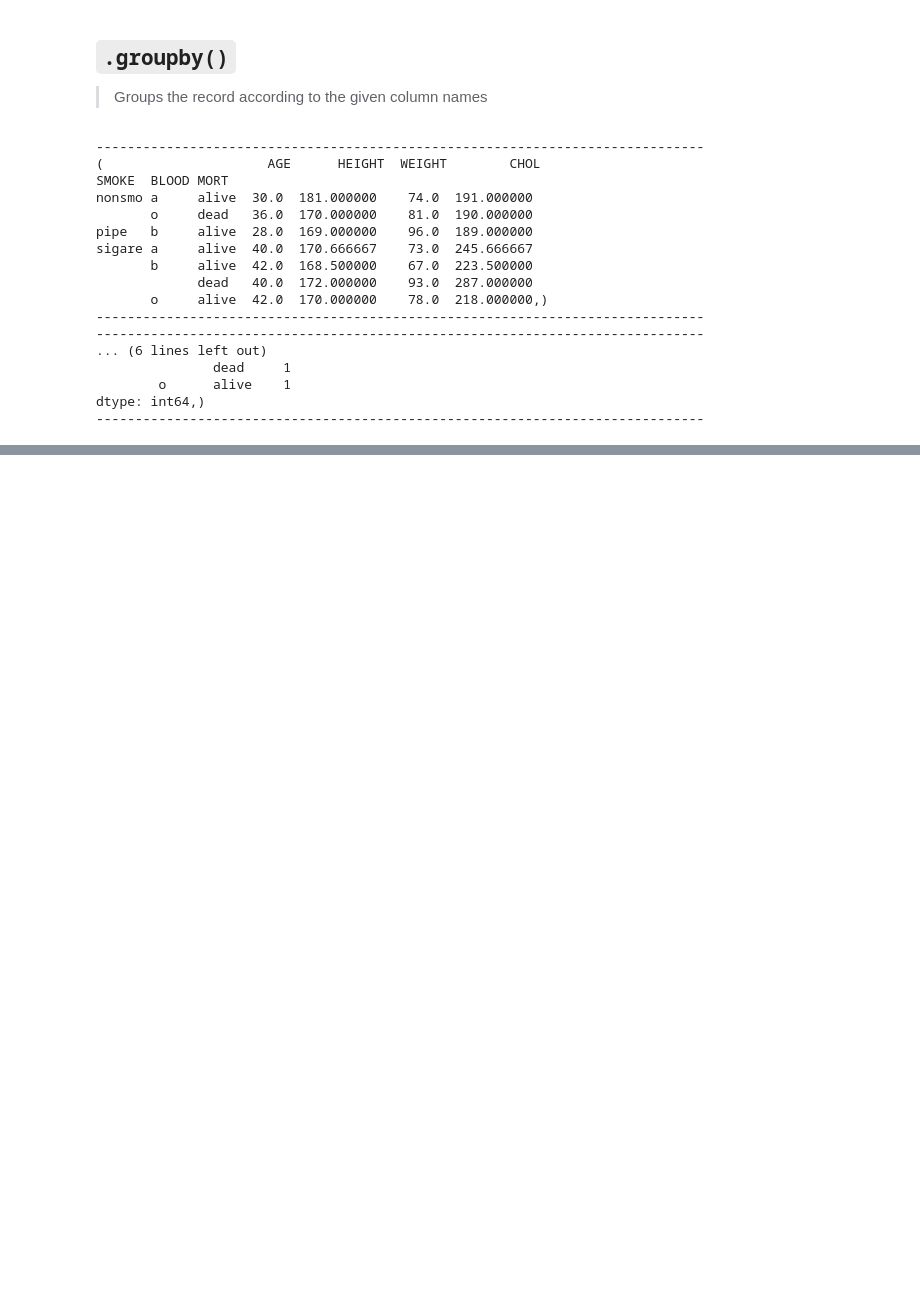
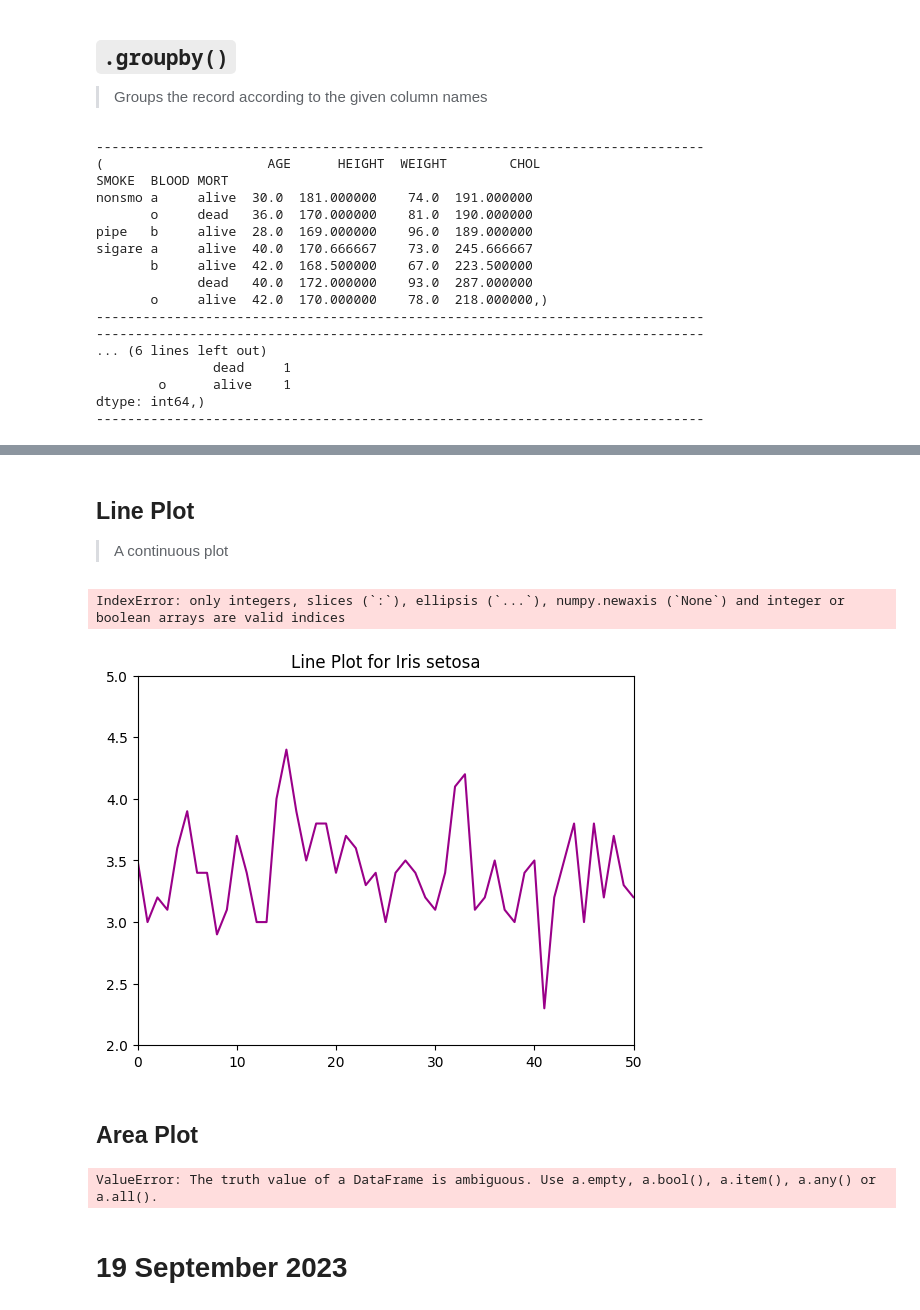
Before and after one commit to thetrotfreak/MCA171, a Jupyter notebook: lecture.ipynb, the cells around one changed output, grey strips where cells are left out. Cells and saved outputs as stored; diff of their text form; code cells hidden in the pictures; blank space fills up the shorter version.

```diff
--- a/lecture.ipynb
+++ b/lecture.ipynb
@@ -1774,0 +1866,37 @@ dtype: int64,)
+# %% [markdown]
+## Line Plot
+
+> A continuous plot
+# %%
+p = df["SepalWidthCm"].plot(
+    kind="line", label="Iris setosa", color="#9A0089", linewidth="1.5", ls="solid"
+)
+p.set_title("Line Plot for Iris setosa")
+p.axis([0, 50, 2, 5])  # check data
+
+
+def comapreIrisAsLinePlot(title: str = None, colors: [3] = None):
+    species = df.columns["Species"]
+    print(species)
+
+
+comapreIrisAsLinePlot()
+
+# p = df["SepalWidthCm"].plot(
+# kind="line", label="Iris setosa", color="#9A0089", linewidth="1.5", ls="solid"
+# )
+# p.set_title("Line Plot for Iris setosa")
+# %% [output]
+IndexError: only integers, slices (`:`), ellipsis (`...`), numpy.newaxis (`None`) and integer or boolean arrays are valid indices
+[figure, added]
+# %% [markdown]
+## Area Plot
+# %%
+Iris_species = ("Iris-setosa", "Iris-versicolor", "Iris-virginica")
+for specie in Iris_species:
+    df_specie
+    df.drop(columns="Id").plot.area(stacked=False)
+# %% [output]
+ValueError: The truth value of a DataFrame is ambiguous. Use a.empty, a.bool(), a.item(), a.any() or a.all().
+# %% [markdown]
+# 19 September 2023
```
Also changed, not shown: parts of 27 cells of this notebook.
